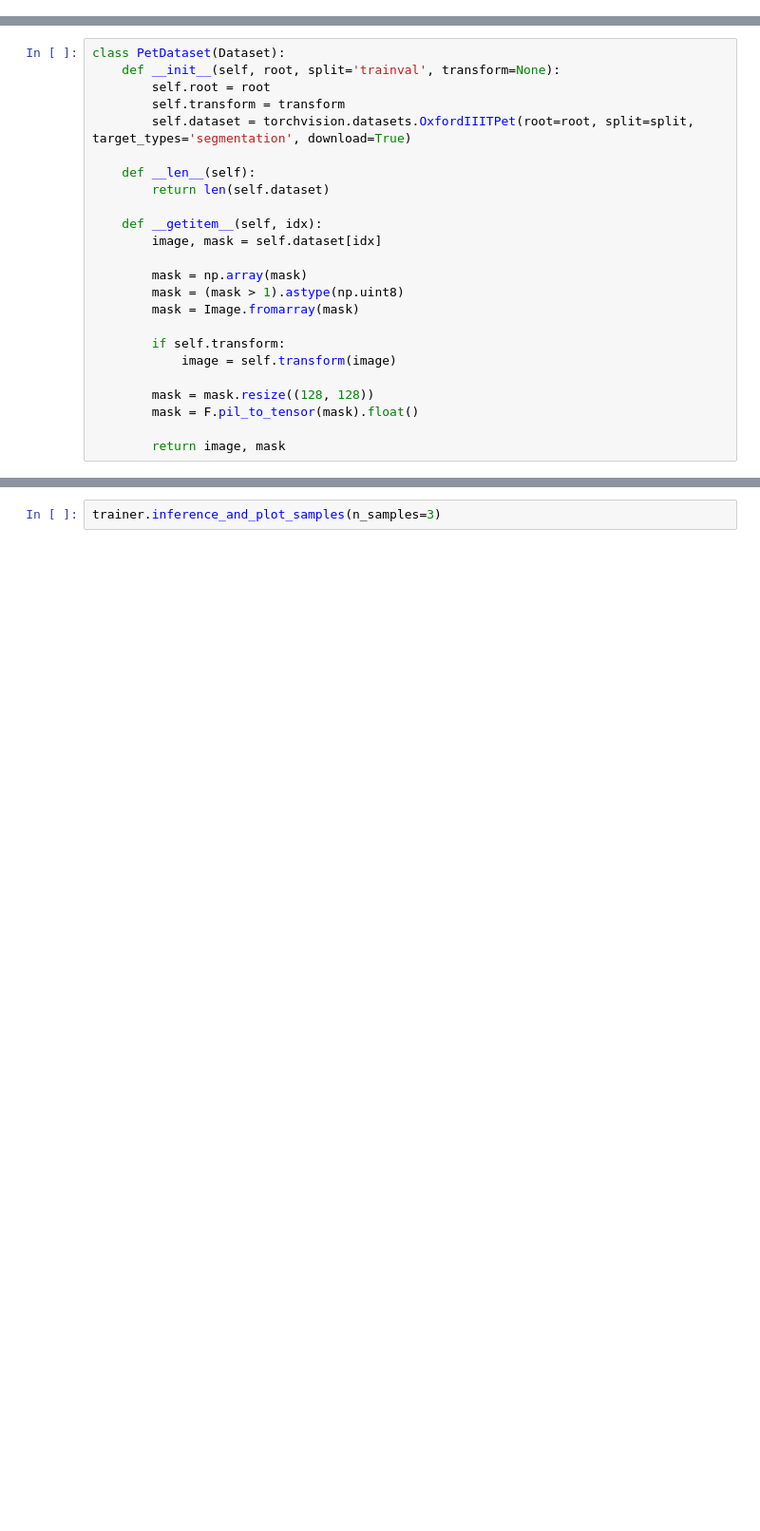
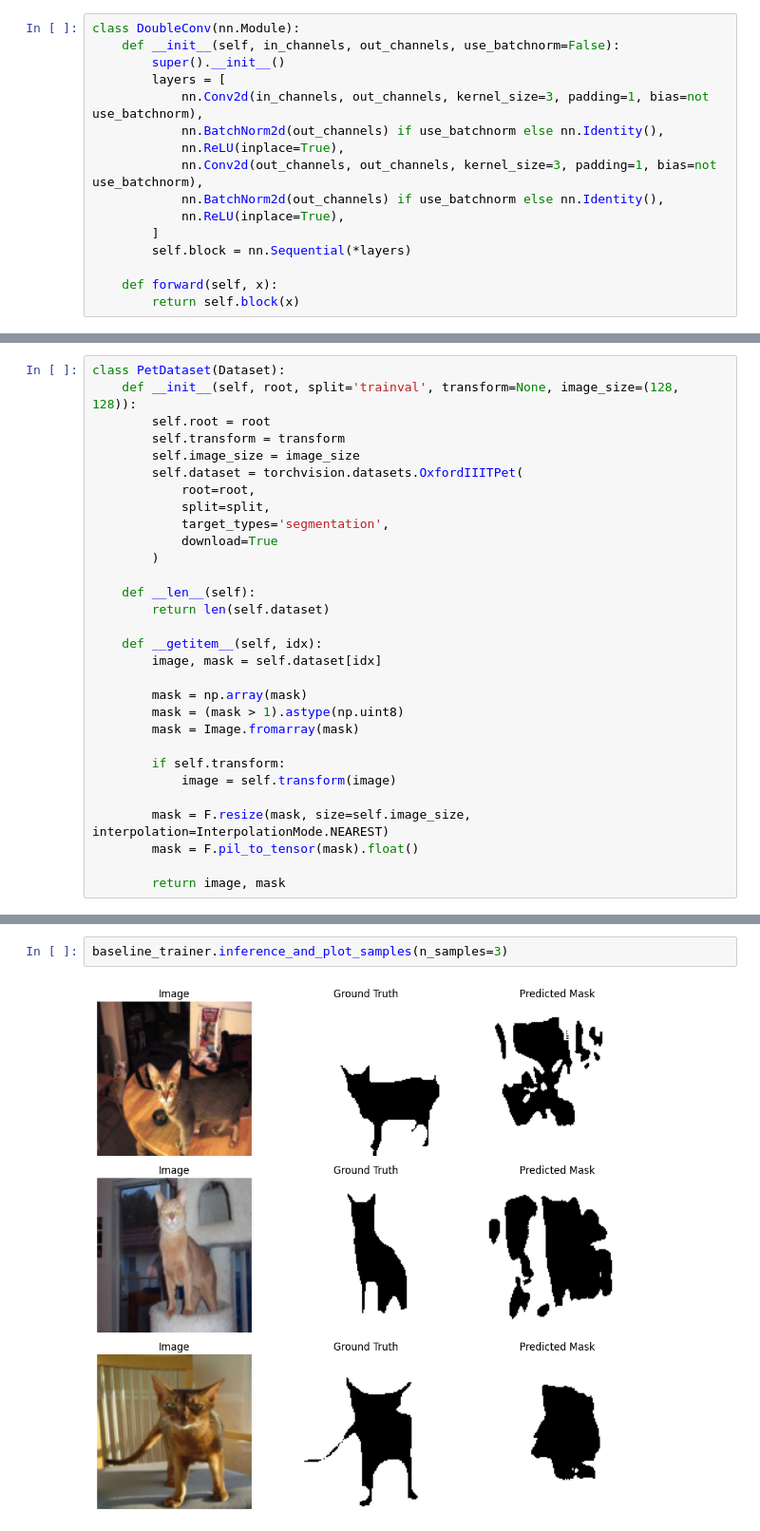
Before and after one commit to Gumirov-Mikhail/Computer_Vision, a Jupyter notebook: Object Detection and Segmentation Homework.ipynb, the cells around one changed output, grey strips where cells are left out. Shown at 95% size. Drawn from its saved outputs; the diff is of its cells as text; blank space fills up the shorter version.

```diff
--- a/Object Detection and Segmentation Homework.ipynb
+++ b/Object Detection and Segmentation Homework.ipynb
@@ -39,0 +49,16 @@ class UNet(nn.Module):
+# %%
+class DoubleConv(nn.Module):
+    def __init__(self, in_channels, out_channels, use_batchnorm=False):
+        super().__init__()
+        layers = [
+            nn.Conv2d(in_channels, out_channels, kernel_size=3, padding=1, bias=not use_batchnorm),
+            nn.BatchNorm2d(out_channels) if use_batchnorm else nn.Identity(),
+            nn.ReLU(inplace=True),
+            nn.Conv2d(out_channels, out_channels, kernel_size=3, padding=1, bias=not use_batchnorm),
+            nn.BatchNorm2d(out_channels) if use_batchnorm else nn.Identity(),
+            nn.ReLU(inplace=True),
+        ]
+        self.block = nn.Sequential(*layers)
+
+    def forward(self, x):
+        return self.block(x)
@@ -40,9 +123,15 @@ class UNet(nn.Module):
 # %%
 class PetDataset(Dataset):
-    def __init__(self, root, split='trainval', transform=None):
+    def __init__(self, root, split='trainval', transform=None, image_size=(128, 128)):
         self.root = root
         self.transform = transform
-        self.dataset = torchvision.datasets.OxfordIIITPet(root=root, split=split, target_types='segmentation', download=True)
+        self.image_size = image_size
+        self.dataset = torchvision.datasets.OxfordIIITPet(
+            root=root,
+            split=split,
+            target_types='segmentation',
+            download=True
+        )
 
     def __len__(self):
         return len(self.dataset)
@@ -57,7 +146,7 @@ class PetDataset(Dataset):
         if self.transform:
             image = self.transform(image)
 
-        mask = mask.resize((128, 128))
+        mask = F.resize(mask, size=self.image_size, interpolation=InterpolationMode.NEAREST)
         mask = F.pil_to_tensor(mask).float()
 
         return image, mask
@@ -202,2 +389,4 @@ trainer.run()
 # %%
-trainer.inference_and_plot_samples(n_samples=3)
+baseline_trainer.inference_and_plot_samples(n_samples=3)
+# %% [output]
+[figure, added]
```
Also changed, not shown: parts of 20 cells of this notebook.
